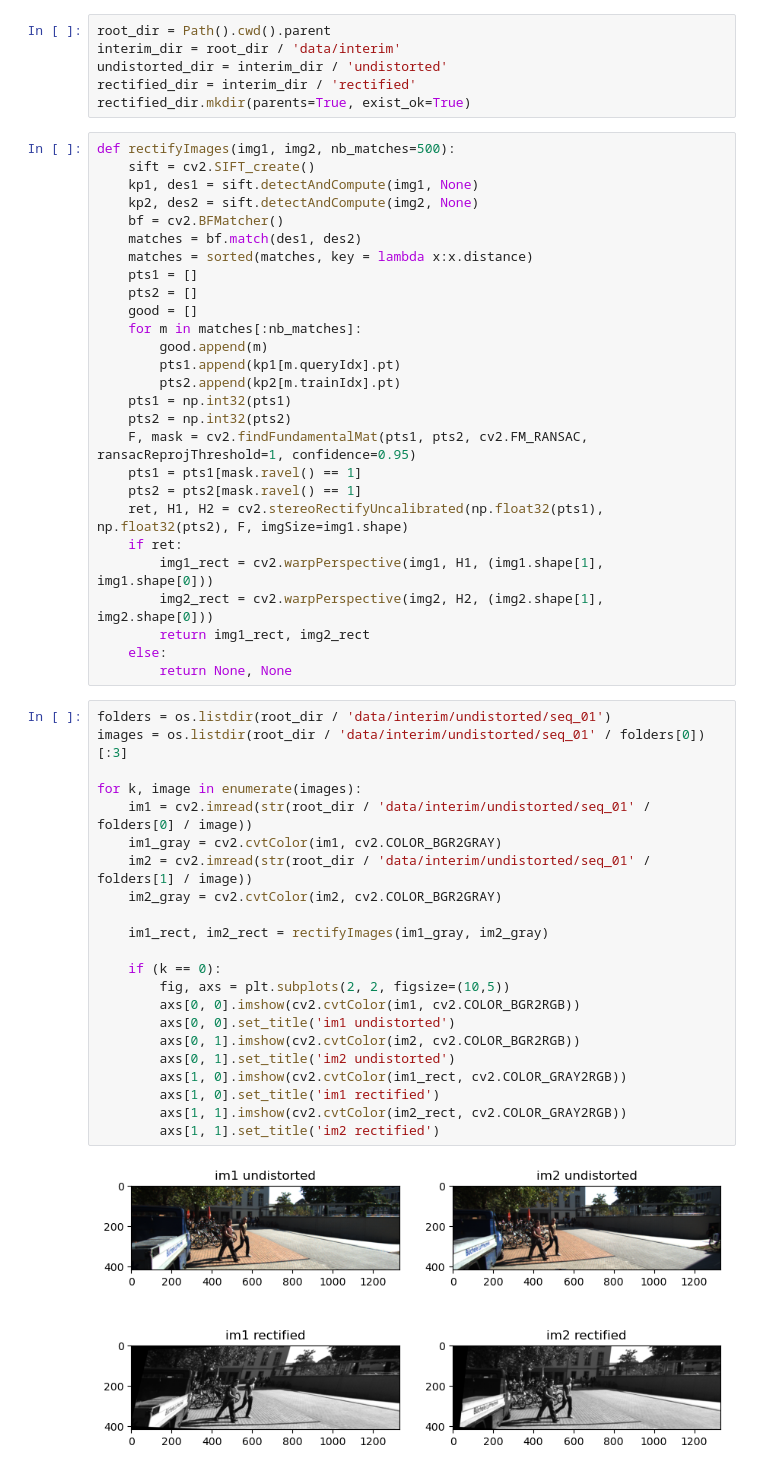
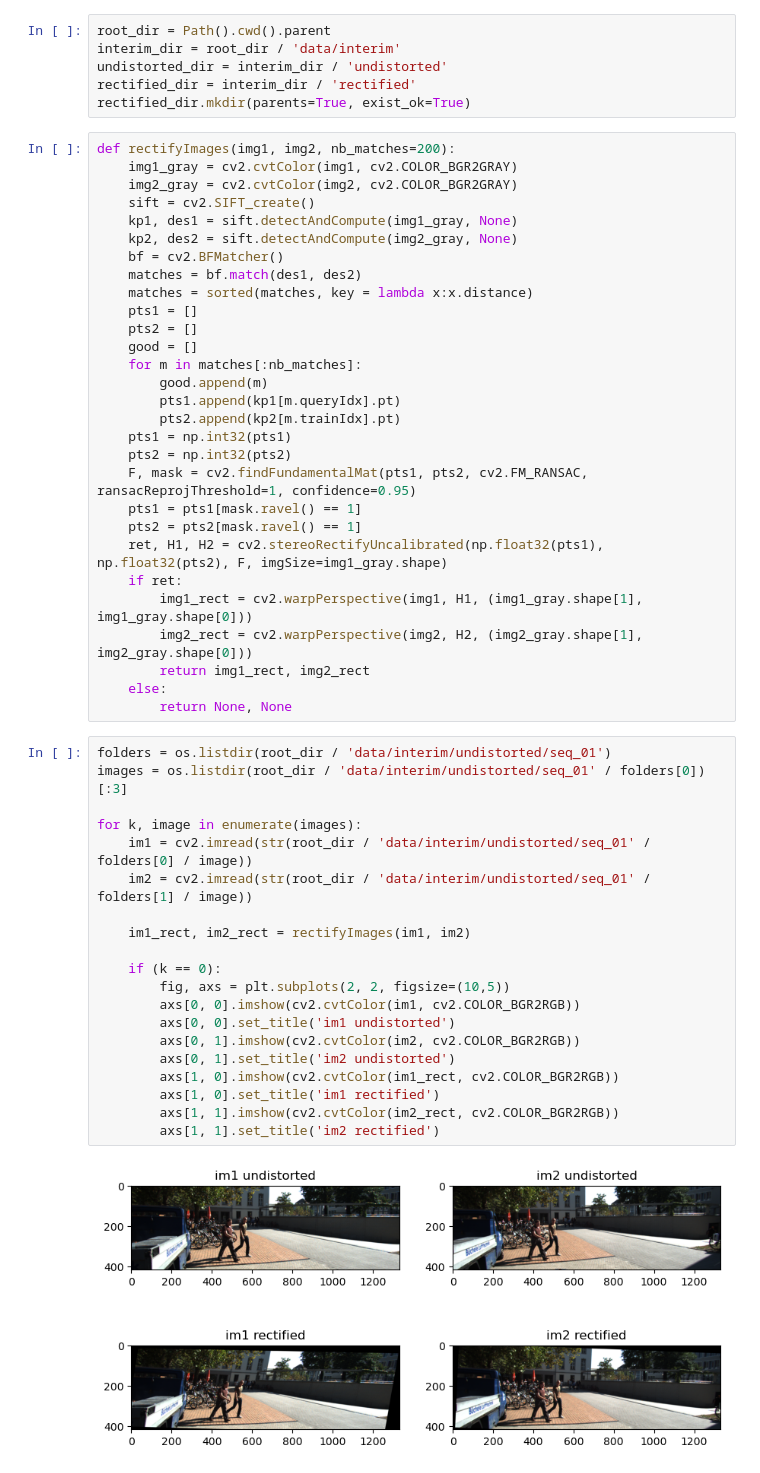
Before and after one commit to KarolRafalCharylo/PFAS---final-project, a Jupyter notebook: notebooks/farkas-2-rectification.ipynb, the cells around one changed output. Cells and saved outputs as stored; diff of their text form.

Commit message:
undistortion with colors

```diff
--- a/notebooks/farkas-2-rectification.ipynb
+++ b/notebooks/farkas-2-rectification.ipynb
@@ -11,10 +11,12 @@ undistorted_dir = interim_dir / 'undistorted'
 rectified_dir = interim_dir / 'rectified'
 rectified_dir.mkdir(parents=True, exist_ok=True)
 # %%
-def rectifyImages(img1, img2, nb_matches=500):
+def rectifyImages(img1, img2, nb_matches=200):
+    img1_gray = cv2.cvtColor(img1, cv2.COLOR_BGR2GRAY)
+    img2_gray = cv2.cvtColor(img2, cv2.COLOR_BGR2GRAY)
     sift = cv2.SIFT_create()
-    kp1, des1 = sift.detectAndCompute(img1, None)
-    kp2, des2 = sift.detectAndCompute(img2, None)
+    kp1, des1 = sift.detectAndCompute(img1_gray, None)
+    kp2, des2 = sift.detectAndCompute(img2_gray, None)
     bf = cv2.BFMatcher()
     matches = bf.match(des1, des2)
     matches = sorted(matches, key = lambda x:x.distance)
@@ -30,34 +32,32 @@ def rectifyImages(img1, img2, nb_matches=500):
     F, mask = cv2.findFundamentalMat(pts1, pts2, cv2.FM_RANSAC, ransacReprojThreshold=1, confidence=0.95)
     pts1 = pts1[mask.ravel() == 1]
     pts2 = pts2[mask.ravel() == 1]
-    ret, H1, H2 = cv2.stereoRectifyUncalibrated(np.float32(pts1), np.float32(pts2), F, imgSize=img1.shape)
+    ret, H1, H2 = cv2.stereoRectifyUncalibrated(np.float32(pts1), np.float32(pts2), F, imgSize=img1_gray.shape)
     if ret:
-        img1_rect = cv2.warpPerspective(img1, H1, (img1.shape[1], img1.shape[0]))
-        img2_rect = cv2.warpPerspective(img2, H2, (img2.shape[1], img2.shape[0]))
+        img1_rect = cv2.warpPerspective(img1, H1, (img1_gray.shape[1], img1_gray.shape[0]))
+        img2_rect = cv2.warpPerspective(img2, H2, (img2_gray.shape[1], img2_gray.shape[0]))
         return img1_rect, img2_rect
     else:
         return None, None
 # %%
 folders = os.listdir(root_dir / 'data/interim/undistorted/seq_01')
 images = os.listdir(root_dir / 'data/interim/undistorted/seq_01' / folders[0])[:3]
 
 for k, image in enumerate(images):
     im1 = cv2.imread(str(root_dir / 'data/interim/undistorted/seq_01' / folders[0] / image))
-    im1_gray = cv2.cvtColor(im1, cv2.COLOR_BGR2GRAY)
     im2 = cv2.imread(str(root_dir / 'data/interim/undistorted/seq_01' / folders[1] / image))
-    im2_gray = cv2.cvtColor(im2, cv2.COLOR_BGR2GRAY)
 
-    im1_rect, im2_rect = rectifyImages(im1_gray, im2_gray)
+    im1_rect, im2_rect = rectifyImages(im1, im2)
 
     if (k == 0):
         fig, axs = plt.subplots(2, 2, figsize=(10,5))
         axs[0, 0].imshow(cv2.cvtColor(im1, cv2.COLOR_BGR2RGB))
         axs[0, 0].set_title('im1 undistorted')
         axs[0, 1].imshow(cv2.cvtColor(im2, cv2.COLOR_BGR2RGB))
         axs[0, 1].set_title('im2 undistorted')
-        axs[1, 0].imshow(cv2.cvtColor(im1_rect, cv2.COLOR_GRAY2RGB))
+        axs[1, 0].imshow(cv2.cvtColor(im1_rect, cv2.COLOR_BGR2RGB))
         axs[1, 0].set_title('im1 rectified')
-        axs[1, 1].imshow(cv2.cvtColor(im2_rect, cv2.COLOR_GRAY2RGB))
+        axs[1, 1].imshow(cv2.cvtColor(im2_rect, cv2.COLOR_BGR2RGB))
         axs[1, 1].set_title('im2 rectified')
 # %% [output]
-[figure, old version]
+[figure, new version]
```
